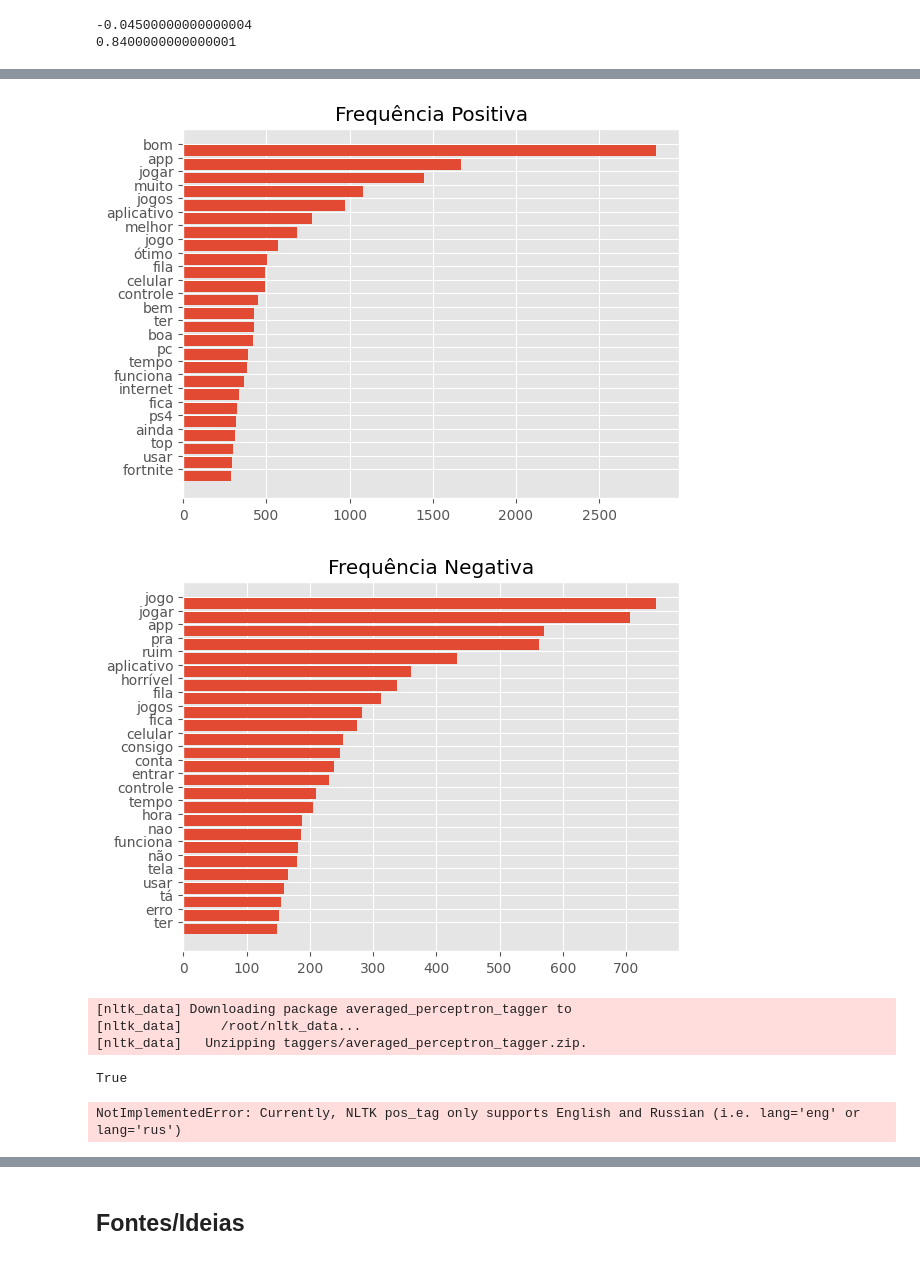
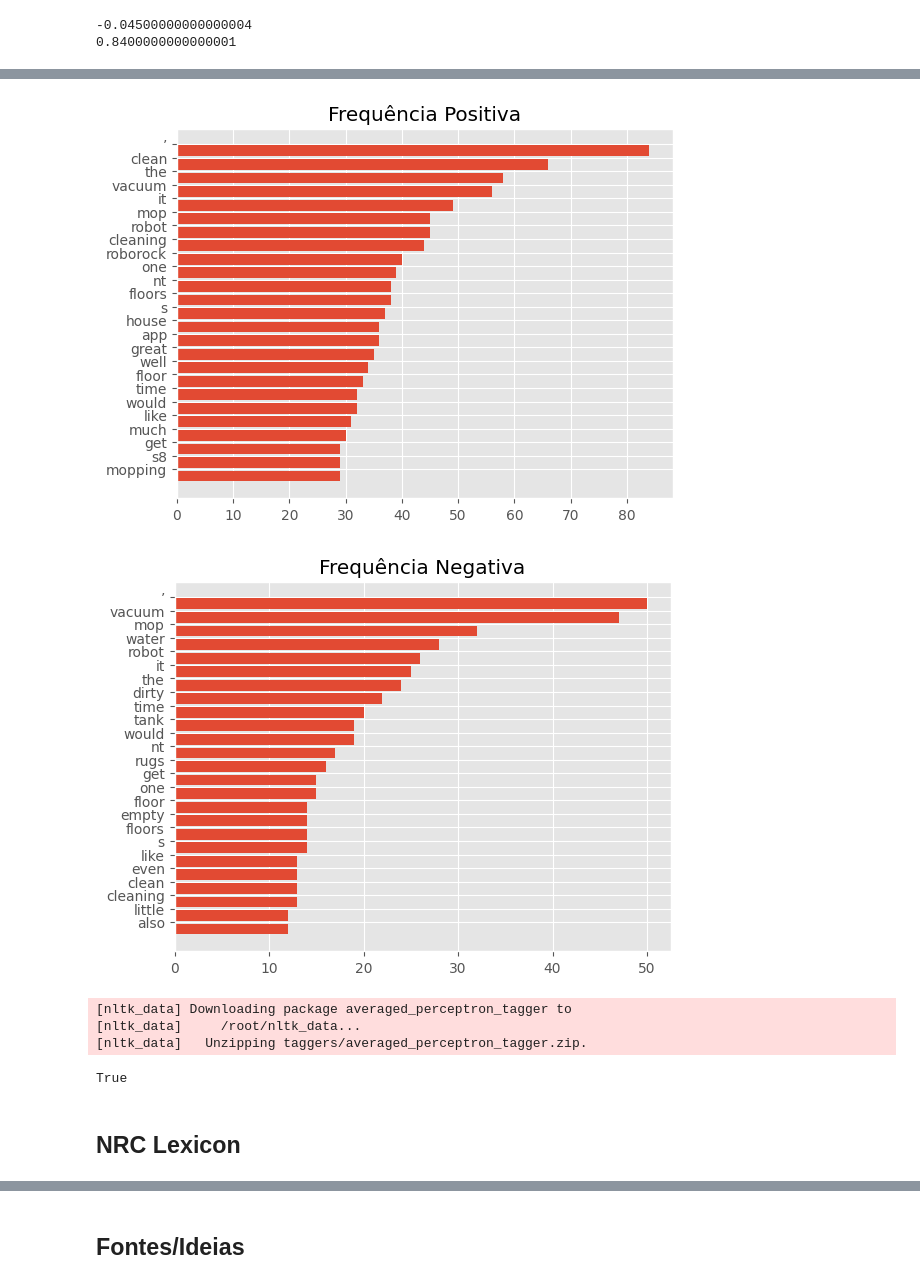
Before and after one commit to mariabandeira/Projeto_Final_IIA, a Jupyter notebook: SentimentAnalysis.ipynb, the cells around one changed output, grey strips where cells are left out. Cells and saved outputs as stored; diff of their text form; code cells hidden in the pictures.

Commit message:
datasets, Lexicon, plots

```diff
--- a/SentimentAnalysis.ipynb
+++ b/SentimentAnalysis.ipynb
@@ -394,4 +582,4 @@ def sentiment_analysis(sentences):
 
   return sentiments
 # %%
-df['sentences_sentiments'] = df['sentences_en'].apply(sentiment_analysis)
+df['sentences_sentiments'] = df['sentences'].apply(sentiment_analysis)
@@ -398,2 +592,2 @@ df['sentences_sentiments'] = df['sentences_en'].apply(sentiment_analysis)
 # %%
-df['positive_sentences'] = df.apply(lambda x: [frase for frase, sentimento in zip(x['sentences_pt'], x['sentences_sentiments']) if sentimento > 0], axis=1)
+df['positive_sentences'] = df.apply(lambda x: [frase for frase, sentimento in zip(x['sentences'], x['sentences_sentiments']) if sentimento > 0], axis=1)
@@ -400,2 +600,2 @@ df['positive_sentences'] = df.apply(lambda x: [frase for frase, sentimento in zi
 # %%
-df['negative_sentences'] = df.apply(lambda x: [frase for frase, sentimento in zip(x['sentences_pt'], x['sentences_sentiments']) if sentimento < 0], axis=1)
+df['negative_sentences'] = df.apply(lambda x: [frase for frase, sentimento in zip(x['sentences'], x['sentences_sentiments']) if sentimento < 0], axis=1)
@@ -437,7 +628,7 @@ positive_text = ' '.join(positive_text)
 negative_text = [str(frase) for frase in df['negative_sentences']]
 negative_text = ' '.join(negative_text)
 
-stopwords = nltk.corpus.stopwords.words('portuguese')
+stopwords = nltk.corpus.stopwords.words('english')
 punctuation = string.punctuation
 
 positive_text = positive_text.lower()
@@ -480,28 +671,28 @@ print(clean_neg_tokens)
 # %%
 from collections import Counter
 
 pos_freq = dict(Counter(clean_pos_tokens))
-pos_freq.pop('q')
-pos_freq.pop('pra')
+#pos_freq.pop('q')
+#pos_freq.pop('pra')
 pos_popular_words = sorted(pos_freq, key = pos_freq.get, reverse = True)
 
 plt.barh(range(25), [pos_freq[w] for w in reversed(pos_popular_words[0:25])])
 plt.yticks([x + 0.5 for x in range(25)], reversed(pos_popular_words[0:25]))
 plt.title('Frequência Positiva')
 plt.show()
 # %% [output]
-[figure, old version]
+[figure, new version]
 # %%
-pos_freq = dict(Counter(clean_neg_tokens))
-pos_freq.pop('q')
-pos_popular_words = sorted(pos_freq, key = pos_freq.get, reverse = True)
+neg_freq = dict(Counter(clean_neg_tokens))
+#neg_freq.pop('q')
+pos_popular_words = sorted(neg_freq, key = neg_freq.get, reverse = True)
 
-plt.barh(range(25), [pos_freq[w] for w in reversed(pos_popular_words[0:25])])
+plt.barh(range(25), [neg_freq[w] for w in reversed(pos_popular_words[0:25])])
 plt.yticks([x + 0.5 for x in range(25)], reversed(pos_popular_words[0:25]))
 plt.title('Frequência Negativa')
 plt.show()
 # %% [output]
-[figure, old version]
+[figure, new version]
 # %%
 nltk.download('averaged_perceptron_tagger')
 # %% [output]
@@ -510,10 +701,10 @@ nltk.download('averaged_perceptron_tagger')
 [nltk_data]   Unzipping taggers/averaged_perceptron_tagger.zip.
 True
 # %%
-nltk.tag.pos_tag(clean_neg_tokens, lang='pt')
+nltk.tag.pos_tag(clean_neg_tokens)
-# %% [output]
-NotImplementedError: Currently, NLTK pos_tag only supports English and Russian (i.e. lang='eng' or lang='rus')
 # %%
 # tentar pegar apenas adjetivos para retornar palavras mais utilizadas
 # retornar a média das reviews
 # criar interação com usuário
+# %% [markdown]
+## NRC Lexicon
```
Also changed, not shown: parts of 56 cells of this notebook.
